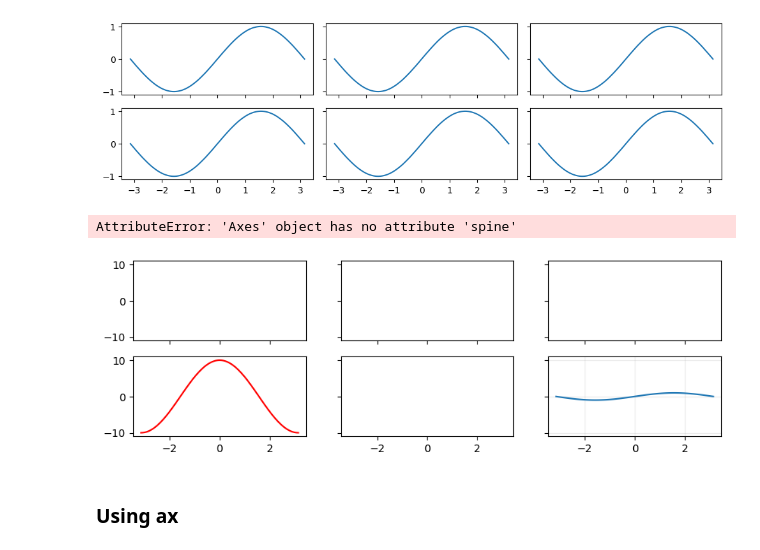
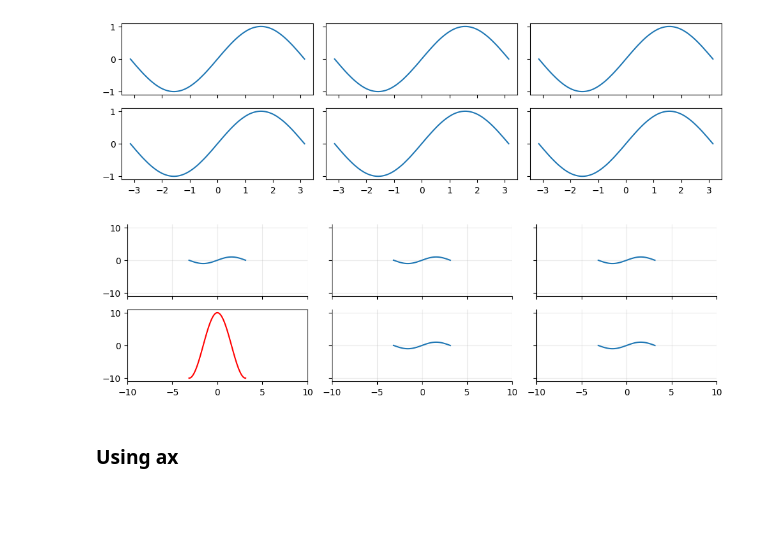
Before and after one commit to SPS-SP2273/learning-portfolio-2024-aug-gabriellemjyje, a Jupyter notebook: 7.1_plotting/plotting_(good).ipynb, the cells around one changed output. Cells and saved outputs as stored; diff of their text form; code cells hidden in the pictures; blank space fills up the shorter version.

```diff
--- a/7.1_plotting/plotting_(good).ipynb
+++ b/7.1_plotting/plotting_(good).ipynb
@@ -56,27 +58,26 @@ plt.tight_layout()
 # %%
 x = np.linspace(-np.pi, np.pi, num=100)
 cos_x = np.cos(x)
 sin_x = np.sin(x)
 
 fig, ax = plt.subplots(nrows=2, ncols=3,
                        figsize=(10, 3),
                        sharex=True,
                        sharey=True)
 for count, a in enumerate(ax.flatten()):
     if count == 3:
         a.plot(x, 10*cos_x, 'r')
         continue
-a.plot(x, sin_x)
-a.grid(alpha=.25)
-a.spine['right'].set_visible(False) # Despining
-a.spine['top'].set_visible(False)
+    a.plot(x, sin_x)
+    a.grid(alpha=.25)
+    a.spines['right'].set_visible(False) # Despining
+    a.spines['top'].set_visible(False)
 
 ax[-1, -1].set_xlim(-10,10)
 
 plt.tight_layout()
 # %% [output]
-AttributeError: 'Axes' object has no attribute 'spine'
-[figure, old version]
+[figure, new version]
 # %% [markdown]
 ### Using ax
 # %% [markdown]
```
Also changed, not shown: parts of 3 cells of this notebook.
